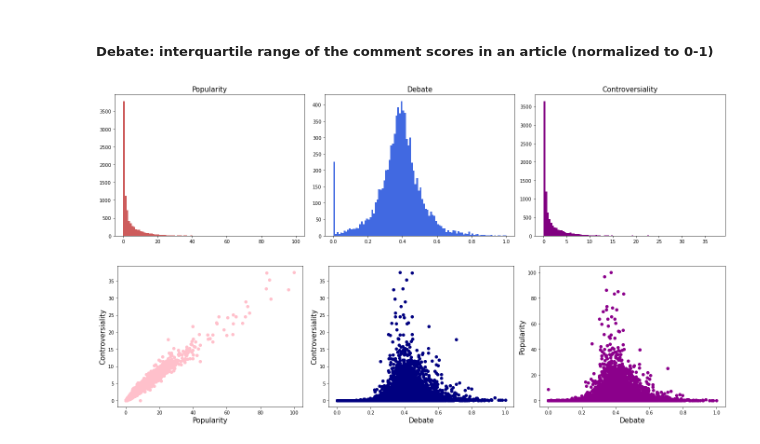
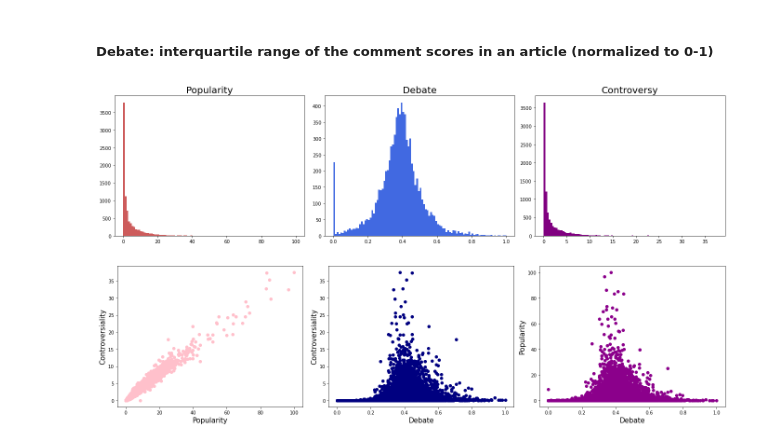
Before and after one commit to andreasala98/NYMines, a Jupyter notebook: NY_Mines.ipynb, the cells around one changed output. Cells and saved outputs as stored; diff of their text form; code cells hidden in the pictures.

```diff
--- a/NY_Mines.ipynb
+++ b/NY_Mines.ipynb
@@ -255,18 +255,18 @@ arts.sort_values(by='controv',ascending=False,inplace=True)
 # %%
 fig, axs = plt.subplots(1, 3, figsize=(19, 5))
 #fig.suptitle('Distributions - Strategy 1', fontsize=20)
 
 axs[0].hist(arts['commentNumber'],bins=100, color='indianred')
-axs[0].set_title('Popularity', fontsize=15)
+axs[0].set_title('Popularity', fontsize=20)
 axs[1].hist(arts['debate'],bins=100, color='royalblue')
-axs[1].set_title('Debate', fontsize=15)
+axs[1].set_title('Debate', fontsize=20)
 axs[2].hist(arts['controv'],bins=100, color='purple')
-axs[2].set_title('Controversiality', fontsize=15)
+axs[2].set_title('Controversy', fontsize=20)
 
 plt.tight_layout()
 plt.savefig("Pictures/Strat1Dist.pdf")
 # %% [output]
-[figure, old version]
+[figure, new version]
 # %%
 fig, axs = plt.subplots(1, 3, figsize=(19, 5))
 #fig.suptitle("Correlations - Strategy 1",fontsize=20)
```
Also changed, not shown: parts of 4 cells of this notebook, 1 other file.
